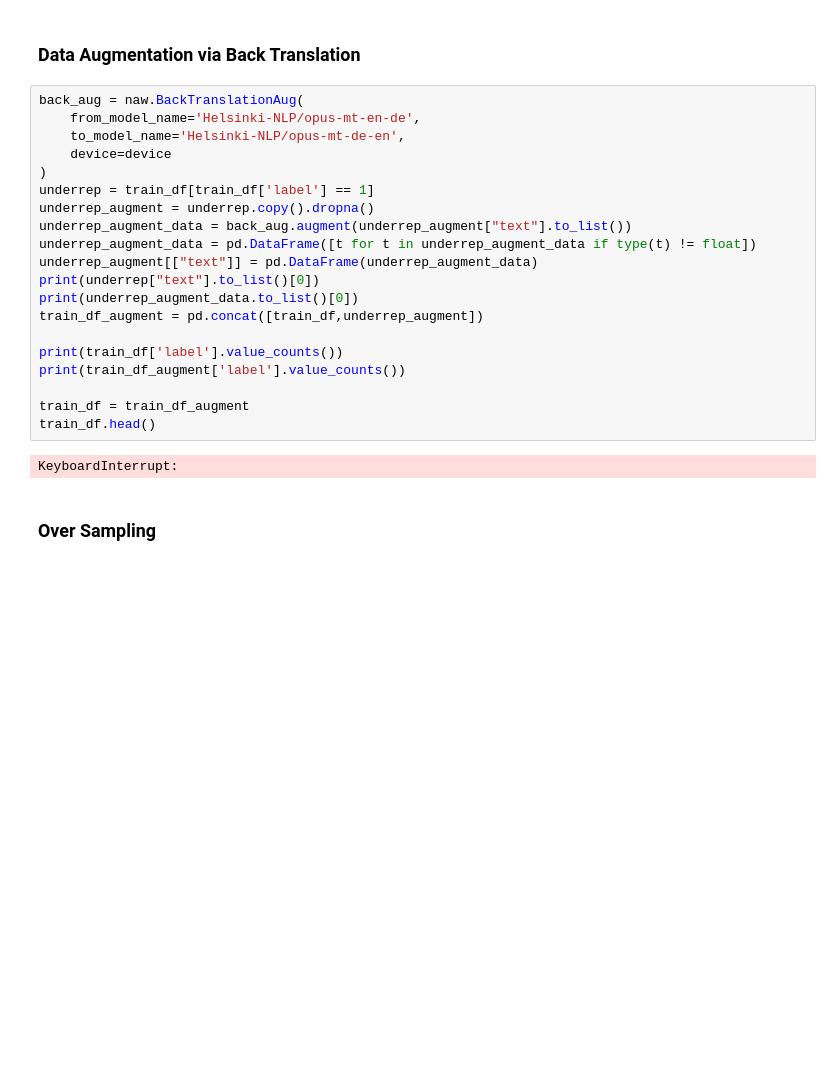
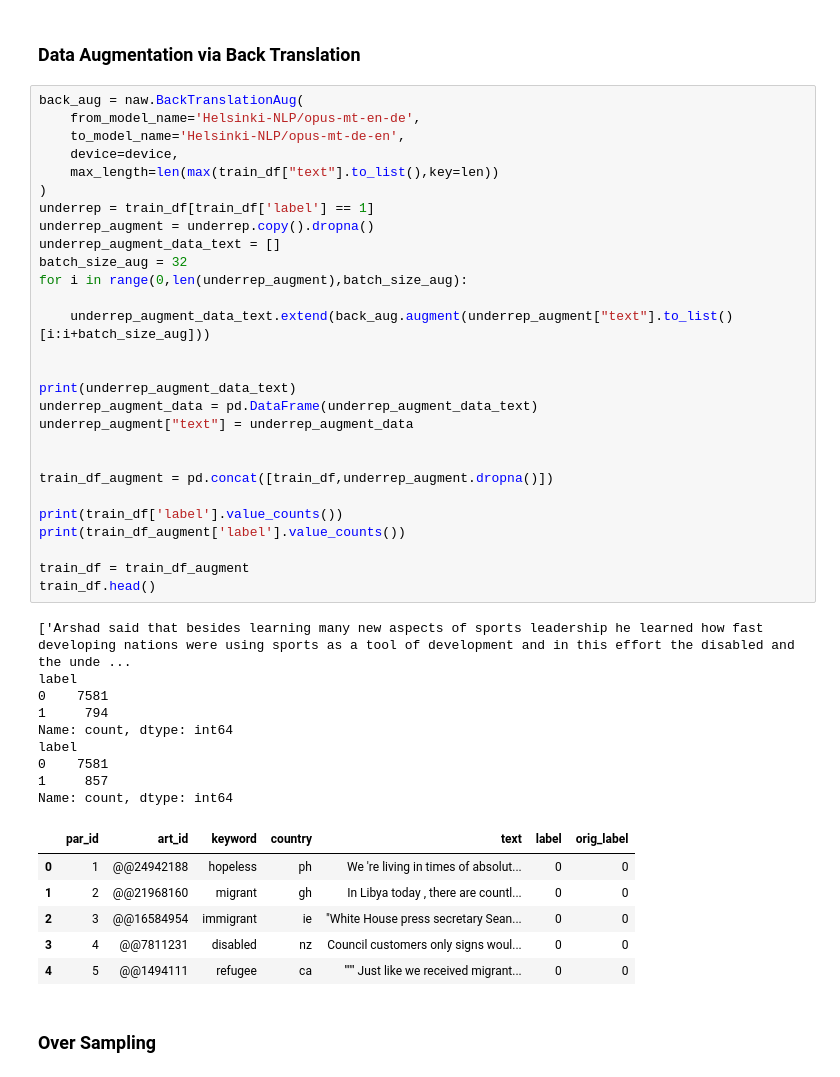
Before and after one commit to mwmlo/nlp-pcl-cw, a Jupyter notebook: nlp-cw.ipynb, the cells around one changed output. Drawn from its saved outputs; the diff is of its cells as text; blank space fills up the shorter version.

```diff
--- a/nlp-cw.ipynb
+++ b/nlp-cw.ipynb
@@ -45,25 +45,47 @@ test_df = pd.read_csv("train_dev_data/dev_set.csv")
 # %%
 back_aug = naw.BackTranslationAug(
     from_model_name='Helsinki-NLP/opus-mt-en-de',
     to_model_name='Helsinki-NLP/opus-mt-de-en',
-    device=device
+    device=device,
+    max_length=len(max(train_df["text"].to_list(),key=len))
 )
 underrep = train_df[train_df['label'] == 1]
 underrep_augment = underrep.copy().dropna()
-underrep_augment_data = back_aug.augment(underrep_augment["text"].to_list())
-underrep_augment_data = pd.DataFrame([t for t in underrep_augment_data if type(t) != float])
-underrep_augment[["text"]] = pd.DataFrame(underrep_augment_data)
-print(underrep["text"].to_list()[0])
-print(underrep_augment_data.to_list()[0])
-train_df_augment = pd.concat([train_df,underrep_augment])
+underrep_augment_data_text = []
+batch_size_aug = 32
+for i in range(0,len(underrep_augment),batch_size_aug):
+
+    underrep_augment_data_text.extend(back_aug.augment(underrep_augment["text"].to_list()[i:i+batch_size_aug]))
+
+
+print(underrep_augment_data_text)
+underrep_augment_data = pd.DataFrame(underrep_augment_data_text)
+underrep_augment["text"] = underrep_augment_data
+
+
+train_df_augment = pd.concat([train_df,underrep_augment.dropna()])
 
 print(train_df['label'].value_counts())
 print(train_df_augment['label'].value_counts())
 
 train_df = train_df_augment
 train_df.head()
 # %% [output]
-KeyboardInterrupt:
+['Arshad said that besides learning many new aspects of sports leadership he learned how fast developing nations were using sports as a tool of development and in this effort the disabled and the unde ...
+label
+0    7581
+1     794
+Name: count, dtype: int64
+label
+0    7581
+1     857
+Name: count, dtype: int64
+|  | par_id | art_id | keyword | country | text | label | orig_label |
+| 0 | 1 | @@24942188 | hopeless | ph | We 're living in times of absolut... | 0 | 0 |
+| 1 | 2 | @@21968160 | migrant | gh | In Libya today , there are countl... | 0 | 0 |
+| 2 | 3 | @@16584954 | immigrant | ie | "White House press secretary Sean... | 0 | 0 |
+| 3 | 4 | @@7811231 | disabled | nz | Council customers only signs woul... | 0 | 0 |
+| 4 | 5 | @@1494111 | refugee | ca | """ Just like we received migrant... | 0 | 0 |
 # %% [markdown]
 ### Over Sampling
 # %%
```
Also changed, not shown: parts of 6 cells of this notebook.
